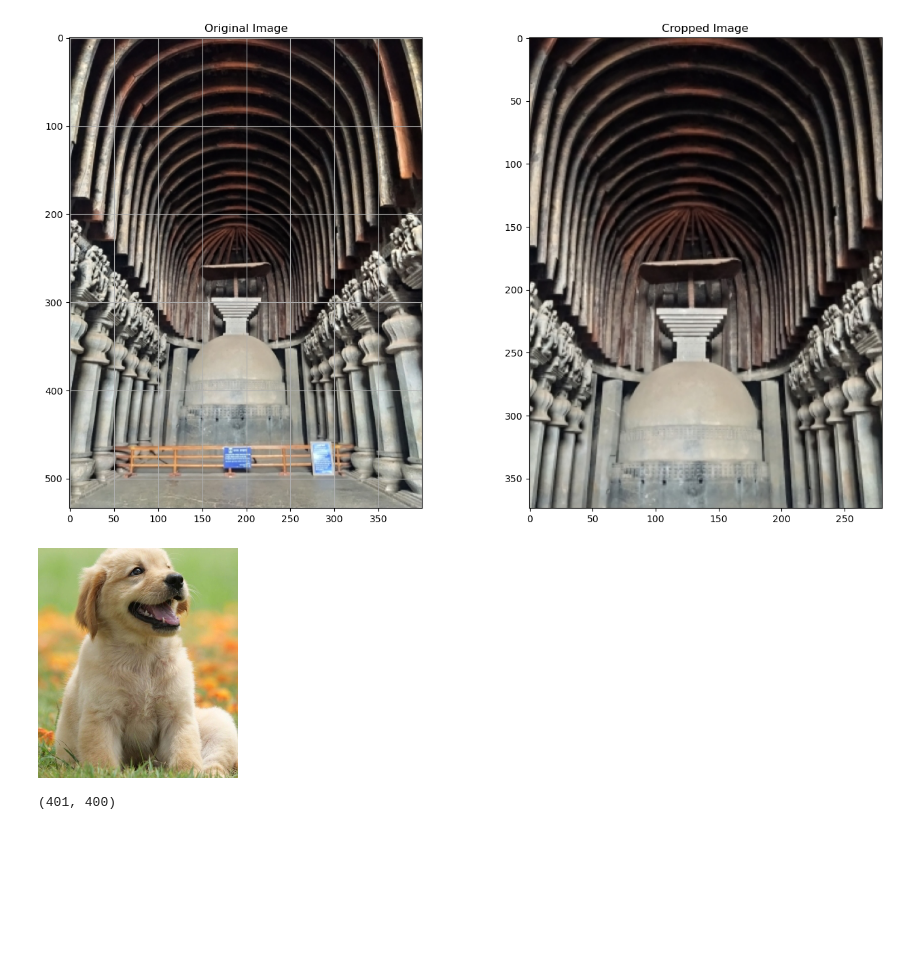
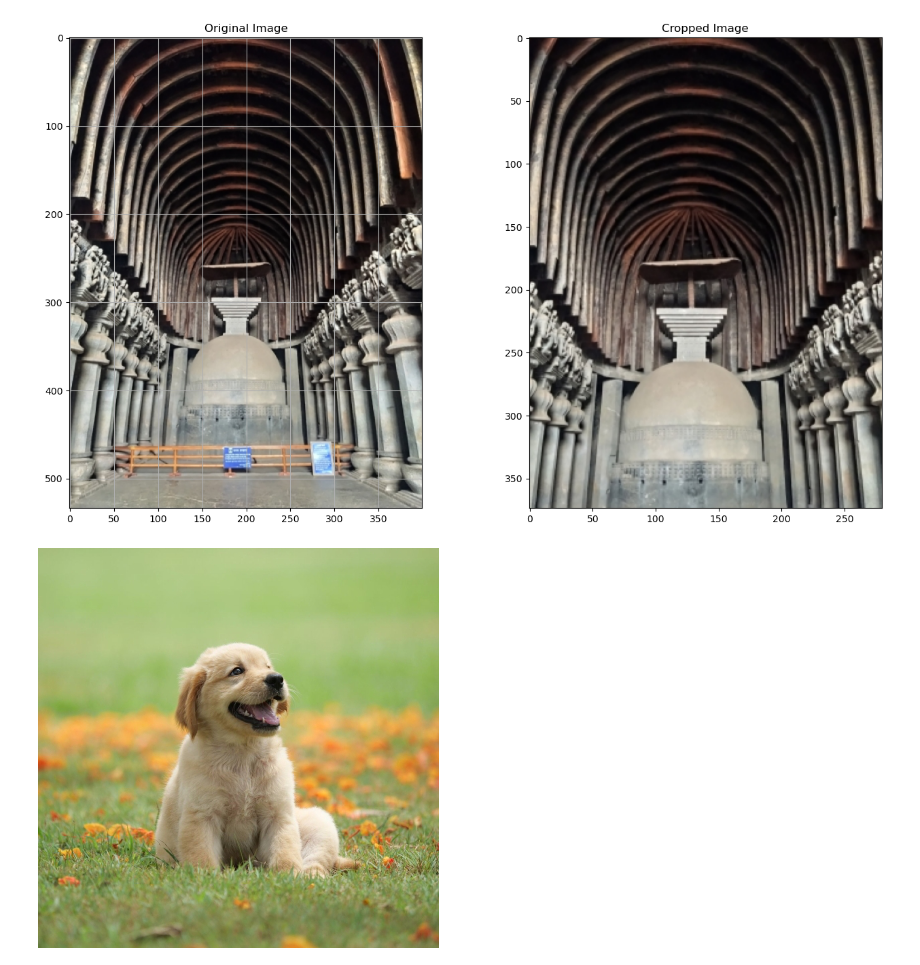
Before and after one commit to tejaskolhe27/Computer_Vision, a Jupyter notebook: imagecropping.ipynb, the cells around one changed output. Drawn from its saved outputs; the diff is of its cells as text; code cells hidden in the pictures; blank space fills up the shorter version.

```diff
--- a/imagecropping.ipynb
+++ b/imagecropping.ipynb
@@ -57,12 +57,6 @@ plt.show()
 [figure]
 # %%
 img = Image.open("images/dog.jpg")
-cropped_img = img.crop((100,100,300,330))
+img
+# %% [output]
+[figure, added]
-# %%
-cropped_img
-# %% [output]
-[figure, removed]
-# %%
-img.size
-# %% [output]
-(401, 400)
```
Also changed, not shown: parts of 4 cells of this notebook.
